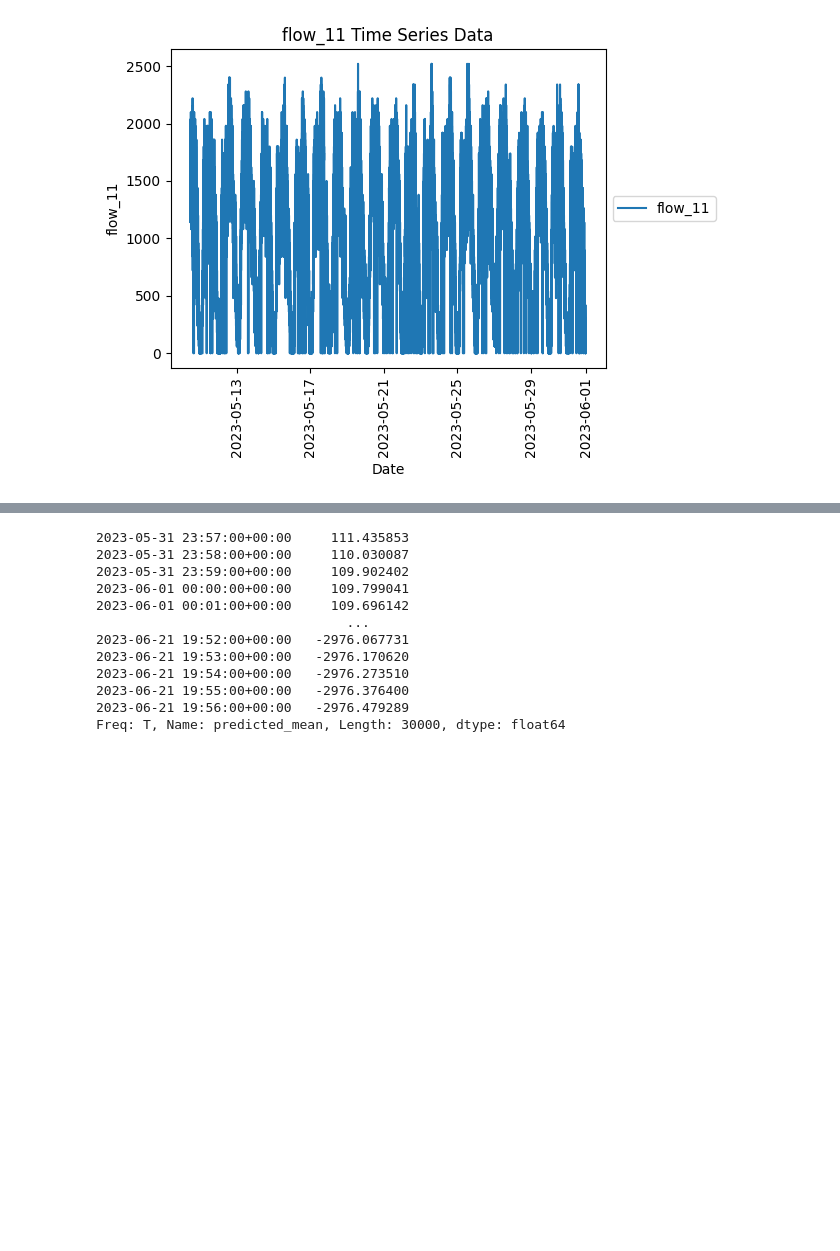
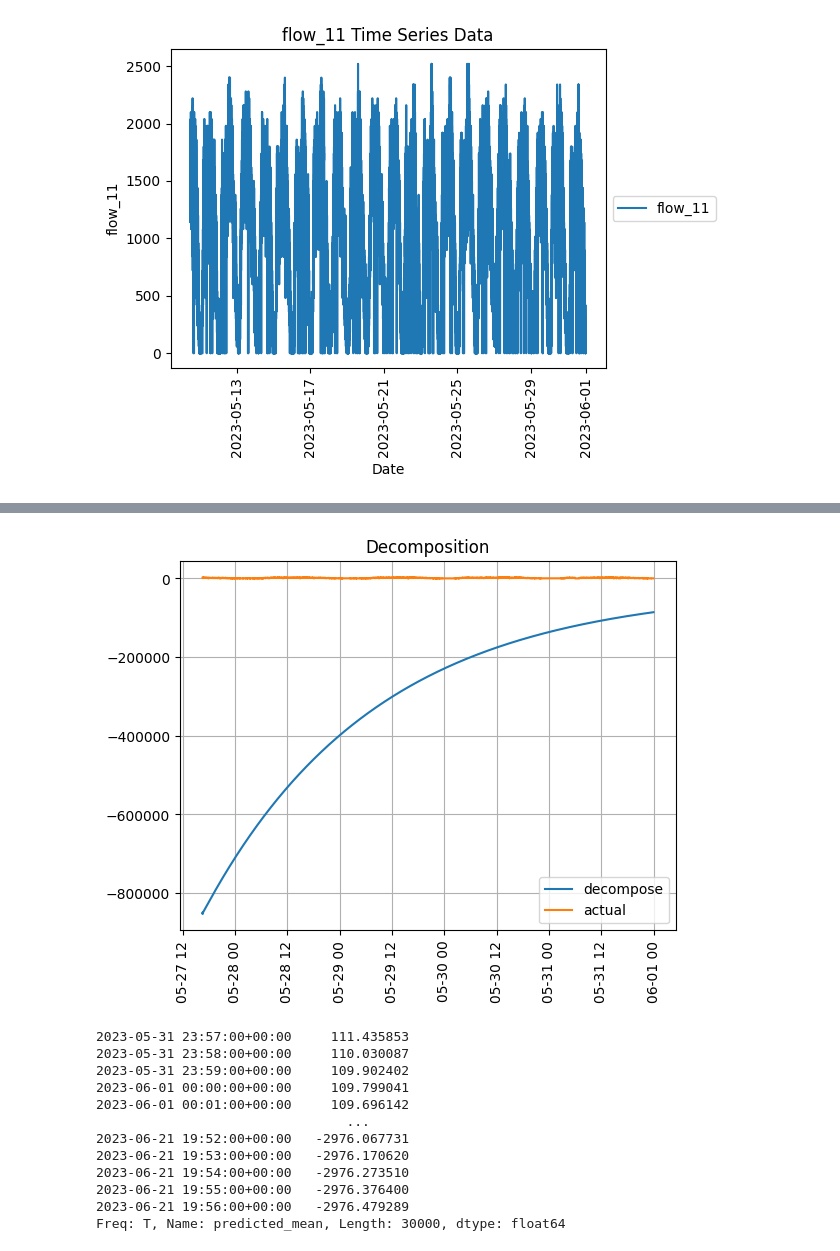
Before and after one commit to PrediSwiss/TraficPrediction, a Jupyter notebook: arima.ipynb, the cells around one changed output, grey strips where cells are left out. Drawn from its saved outputs; the diff is of its cells as text; code cells hidden in the pictures; blank space fills up the shorter version.

```diff
--- a/arima.ipynb
+++ b/arima.ipynb
@@ -76,21 +76,24 @@ TypeError: seasonal_decompose() got an unexpected keyword argument 'freq'
 # %%
 import pmdarima as pm
 
-model = pm.auto_arima(ts_seasonal,start_p=1, d=1, start_q=1,
+model = pm.auto_arima(ts_trend,start_p=1, d=1, start_q=1,
                             max_p=5, max_q=5,
                             m=5,
-                            seasonal=True, stationary=False,
+                            seasonal=False, stationary=False,
                             information_criterion='aic',
                             stepwise=False,
                             suppress_warnings=True)
-model.fit(ts_seasonal)
-
-pred = model.predict(n_periods=5000)
-
-plt.plot(ts_test.index, ts_pred_decompose, label='decompose')
-plt.plot(ts_test, label='actual')
-plt.title('Decomposition')
-plt.grid()
-plt.xticks(rotation=90)
-plt.legend()
-plt.show()
+model.fit(ts_trend)
+trend_pred_auto = model.predict(n_periods=len(flow_11_data_test))
+# %%
+model = pm.auto_arima(ts_seasonal,start_p=1, d=0, start_q=1,
+                            max_p=4, max_q=4,
+                            m=4,
+                            seasonal=True, stationary=False,
+                            information_criterion='aic',
+                            stepwise=False,
+                            suppress_warnings=True)
+model.fit(ts_seasonal)
+
+pred = model.predict(n_periods=len(flow_11_data_test))
+ts_pred_decompose = trend_pred_auto * pred
@@ -97,3 +118,13 @@ plt.show()
+# %%
+plt.plot(flow_11_data_test.index, ts_pred_decompose, label='decompose')
+plt.plot(flow_11_data_test, label='actual')
+plt.title('Decomposition')
+plt.grid()
+plt.xticks(rotation=90)
+plt.legend()
+plt.show()
+# %% [output]
+[figure, added]
 # %%
 model = ARIMA(flow_11_data, order=(1, 2, 2))
 # Fit the model to the data
```
Also changed, not shown: parts of 6 cells of this notebook.
